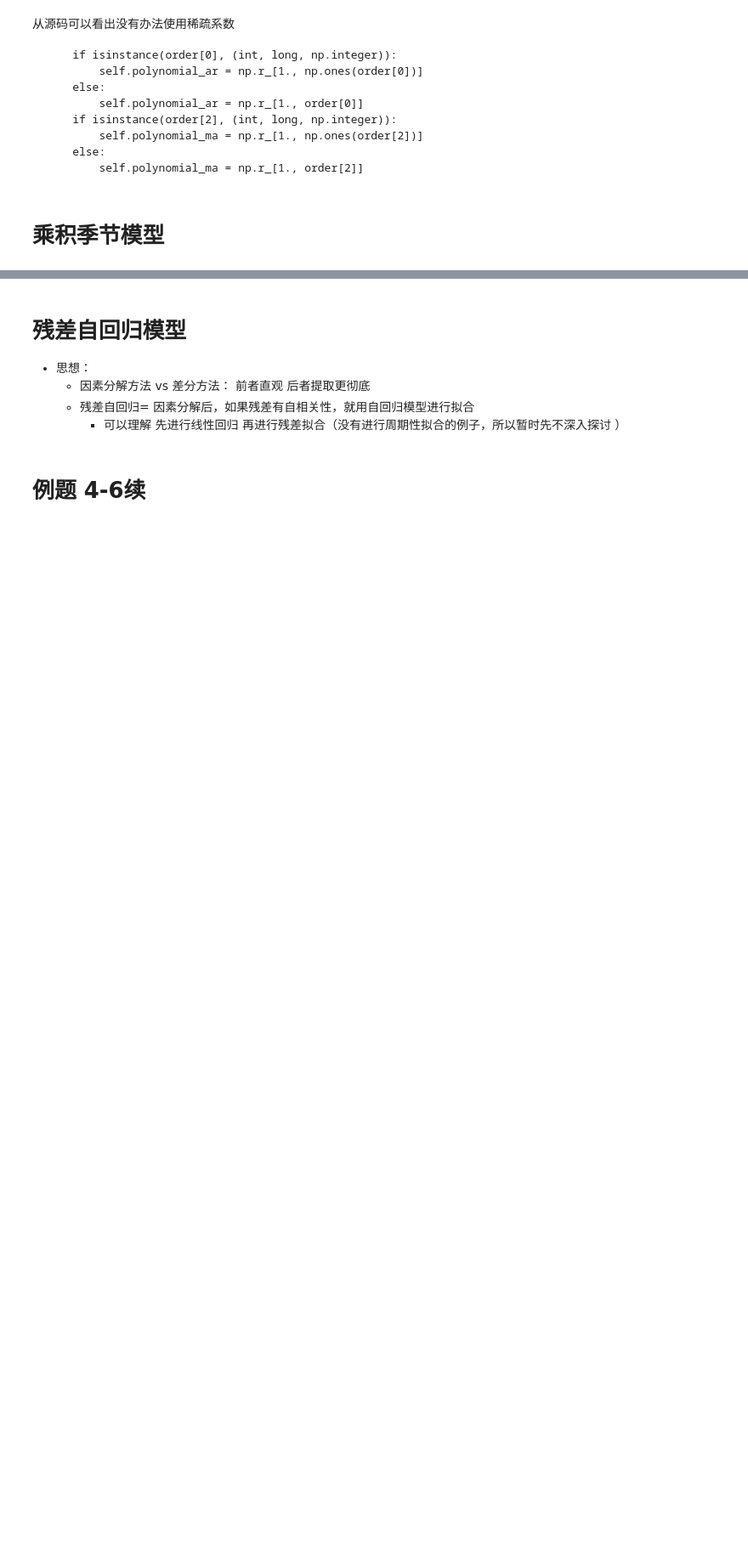
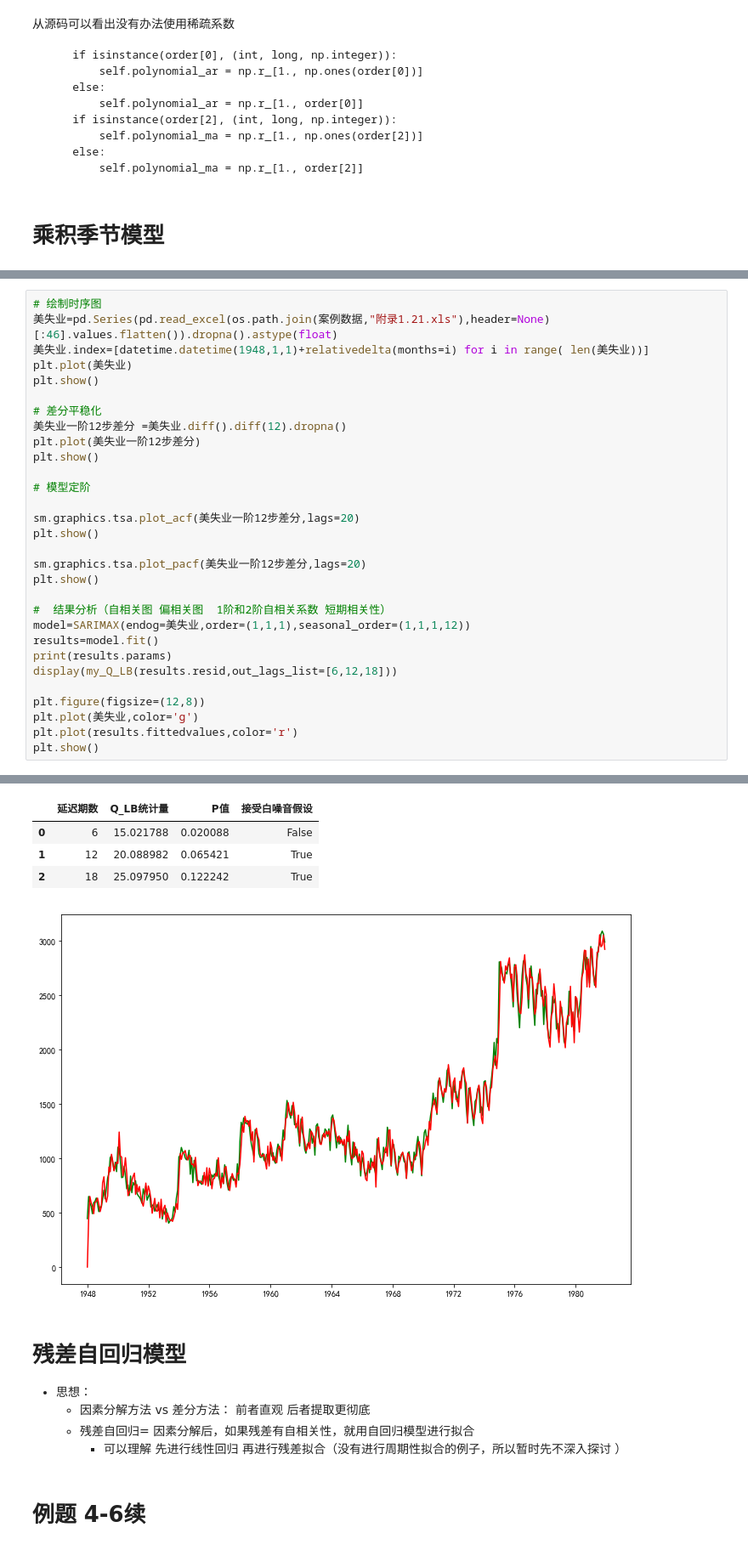
Before and after one commit to apmfifty/statistics, a Jupyter notebook: 应用时间序列分析/第4章 非平稳序列的随机分析.ipynb, the cells around one changed output, grey strips where cells are left out. Shown at 85% size. Drawn from its saved outputs; the diff is of its cells as text; blank space fills up the shorter version.

```diff
--- a/应用时间序列分析/第4章 非平稳序列的随机分析.ipynb
+++ b/应用时间序列分析/第4章 非平稳序列的随机分析.ipynb
@@ -273 +273,32 @@ dtype: float64
 [figure]
+# %%
+# 绘制时序图
+美失业=pd.Series(pd.read_excel(os.path.join(案例数据,"附录1.21.xls"),header=None)[:46].values.flatten()).dropna().astype(float)
+美失业.index=[datetime.datetime(1948,1,1)+relativedelta(months=i) for i in range( len(美失业))]
+plt.plot(美失业)
+plt.show()
+
+# 差分平稳化
+美失业一阶12步差分 =美失业.diff().diff(12).dropna()
+plt.plot(美失业一阶12步差分)
+plt.show()
+
+# 模型定阶
+
+sm.graphics.tsa.plot_acf(美失业一阶12步差分,lags=20)
+plt.show()
+
+sm.graphics.tsa.plot_pacf(美失业一阶12步差分,lags=20)
+plt.show()
+
+#  结果分析（自相关图 偏相关图  1阶和2阶自相关系数 短期相关性）
+model=SARIMAX(endog=美失业,order=(1,1,1),seasonal_order=(1,1,1,12))
+results=model.fit()
+print(results.params)
+display(my_Q_LB(results.resid,out_lags_list=[6,12,18]))
+
+plt.figure(figsize=(12,8))
+plt.plot(美失业,color='g')
+plt.plot(results.fittedvalues,color='r')
+plt.show()
+# %% [output]
@@ -274,3 +315,8 @@ dtype: float64
+|  | 延迟期数 | Q_LB统计量 | P值 | 接受白噪音假设 |
+| 0 | 6 | 15.021788 | 0.020088 | False |
+| 1 | 12 | 20.088982 | 0.065421 | True |
+| 2 | 18 | 25.097950 | 0.122242 | True |
+[figure, added]
 # %% [markdown]
 # 残差自回归模型
 
```
Also changed, not shown: parts of 21 cells of this notebook, 1 other file.
